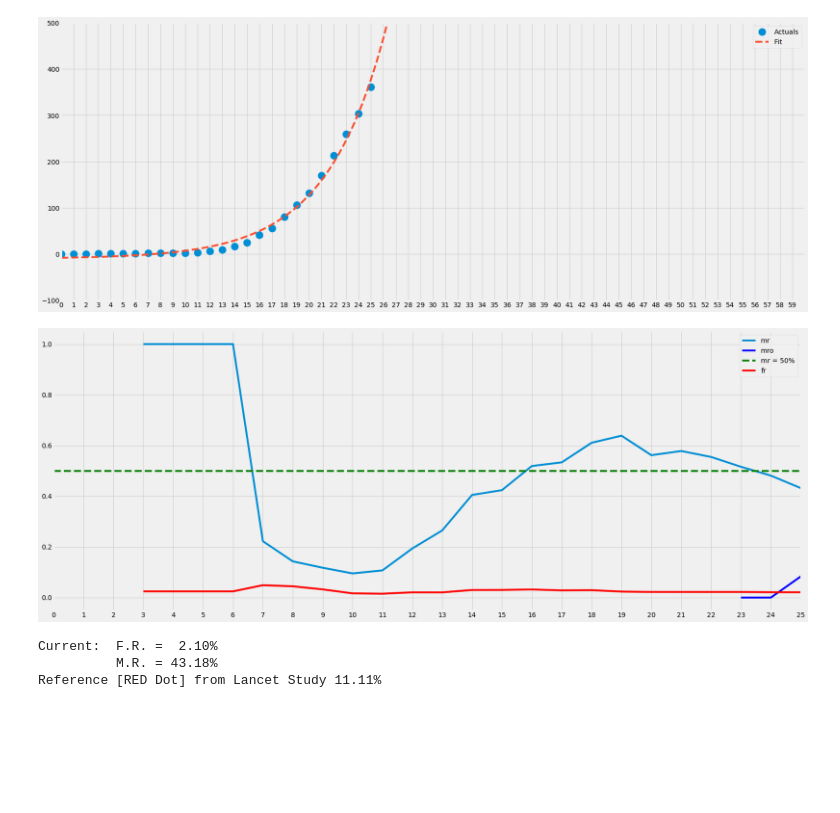
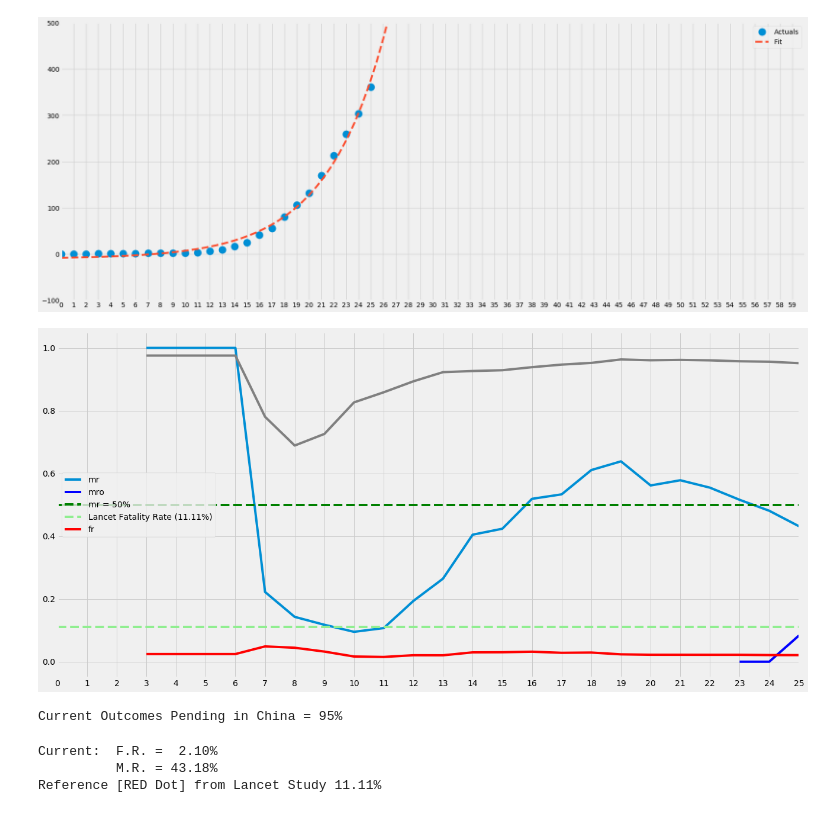
Before and after one commit to smtexas99/ncov19, a Jupyter notebook: ncov2019.ipynb, the cells around one changed output. Cells and saved outputs as stored; diff of their text form; code cells hidden in the pictures; blank space fills up the shorter version.

```diff
--- a/ncov2019.ipynb
+++ b/ncov2019.ipynb
@@ -84,3 +84,12 @@ plt.show()
 # %% [output]
 CONFIRMED CASES - Comparison
 [figure]
+# %%
+print('Percentage of cases outside China')
+print('*********************************')
+df['Total Cases'] = df['Cases Confirmed']+df['Cases Confirm Outside China']
+df['China Cases Pct'] = df['Cases Confirmed']/df['Total Cases']
+df['ROW Cases Pct'] = df['Cases Confirm Outside China']/df['Total Cases']
+df['ROW Cases Pct'].plot()
+plt.legend()
+plt.show()
@@ -317,26 +335,33 @@ Next predicted data point 466
 [figure]
 # %%
 # MR % = Fatalities / (Fatalities + Recovered)
-rcParams['figure.figsize'] = 25,10
+rcParams['figure.figsize'] = 20,10
 
 df['mr'] = df.Deaths/(df.Deaths + df.Recovered)
-print()
 df.mr.plot()
 
 df['mro'] = df['Deaths Outside China']/(df['Deaths Outside China'] + df['Recovered Outside China'])
-print()
 df.mro.plot(color='b')
 
+
+
 # FR % = Fatalities / Confirmed Cases
-
 df['fr'] = df.Deaths/(df['Cases Confirmed'])
 plt.axhline(y=0.5, color='g', linestyle='--', label = 'mr = 50%')
+plt.axhline(y=11/99, color='lightgreen', linestyle='--', label = 'Lancet Fatality Rate (11.11%)')
 df.fr.plot(xticks=df.index, color='r')
 plt.legend()
 
+#Pending Outcomes
+df['po'] = (df['Cases Confirmed'] - df['Deaths'] - df['Recovered'])/df['Cases Confirmed']
+df['po'].plot(color='grey', label = 'Pending Outcomes')
+
 plt.show()
+
+print('Current Outcomes Pending in China = {:0.0%}'.format(df.po.tail(1).values[0]))
 # %% [output]
-[figure, old version]
+[figure, new version]
+Current Outcomes Pending in China = 95%
 # %%
 #Boxplots
 
```
Also changed, not shown: parts of 2 cells of this notebook.
